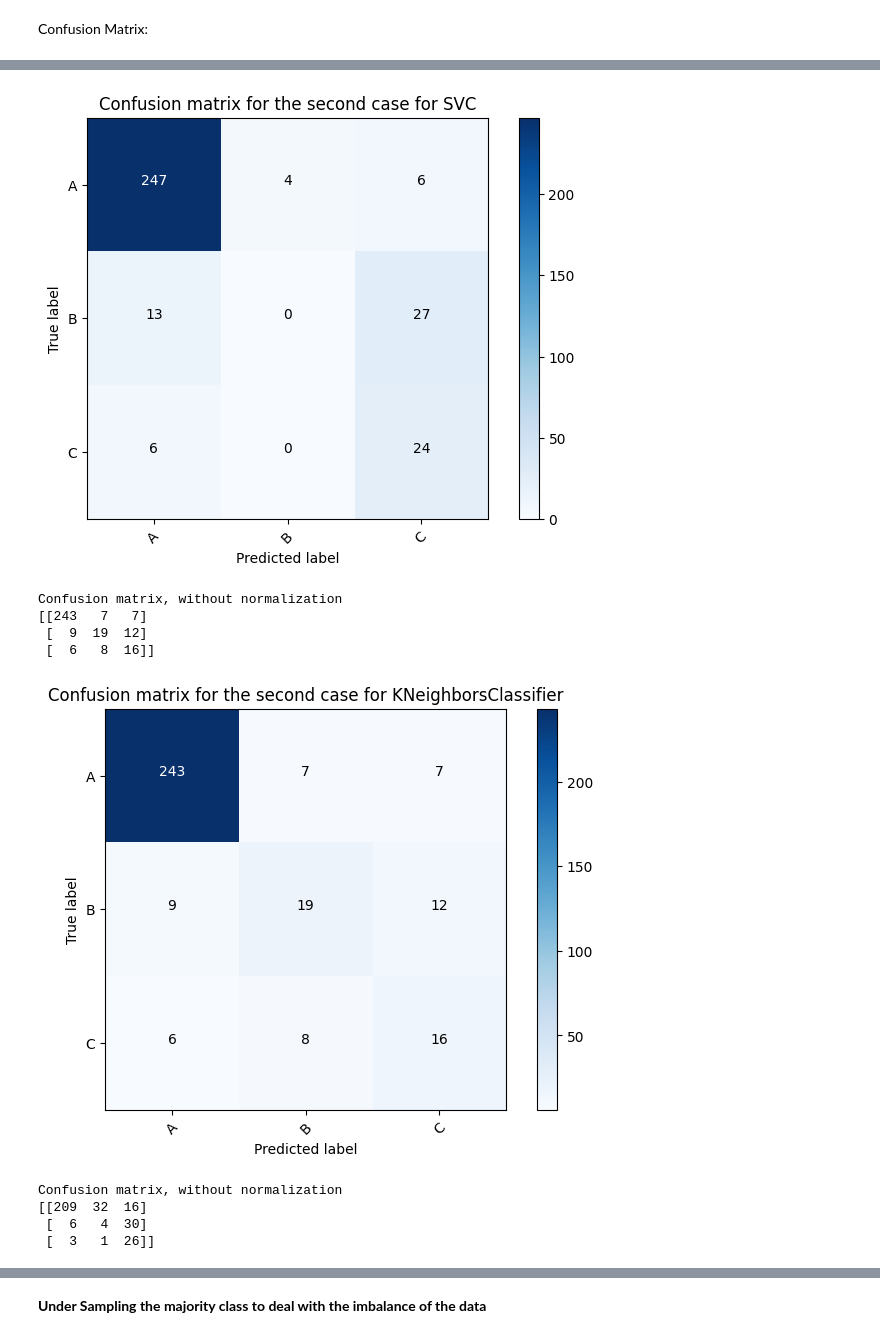
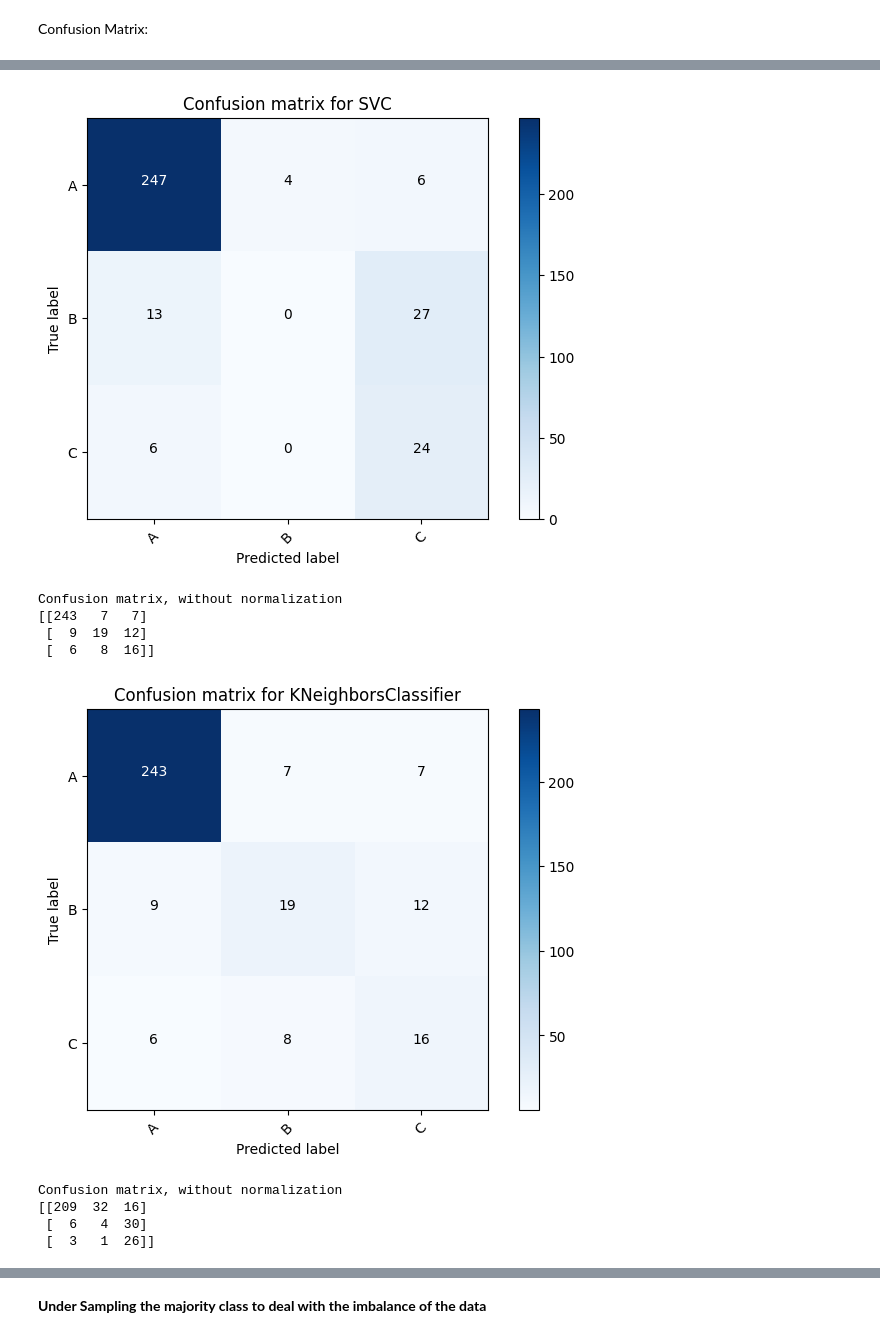
Before and after one commit to NimaFrj/Kaggle-Notebooks, a Jupyter notebook: transformer-paper.ipynb, the cells around one changed output, grey strips where cells are left out. Cells and saved outputs as stored; diff of their text form; code cells hidden in the pictures.

```diff
--- a/transformer-paper.ipynb
+++ b/transformer-paper.ipynb
@@ -371,7 +371,7 @@ for clf in (mlp_clf, svm_clf, #ada_clf,
     np.set_printoptions(precision=2)
     plt.figure()
     plot_confusion_matrix(cnf_matrix, classes=class_names,
-                          title='Confusion matrix for the second case for ' + clf.__class__.__name__)
+                          title='Confusion matrix for ' + clf.__class__.__name__)
     plt.show()
 # %% [output]
 Confusion matrix, without normalization
@@ -382,13 +382,13 @@ Confusion matrix, without normalization
 Confusion matrix, without normalization
 [[247   4   6]
  [ 13   0  27]
  [  6   0  24]]
-[figure, old version]
+[figure, new version]
 Confusion matrix, without normalization
 [[243   7   7]
  [  9  19  12]
  [  6   8  16]]
-[figure, old version]
+[figure, new version]
 Confusion matrix, without normalization
 [[209  32  16]
  [  6   4  30]
```
Also changed, not shown: parts of 10 cells of this notebook.
